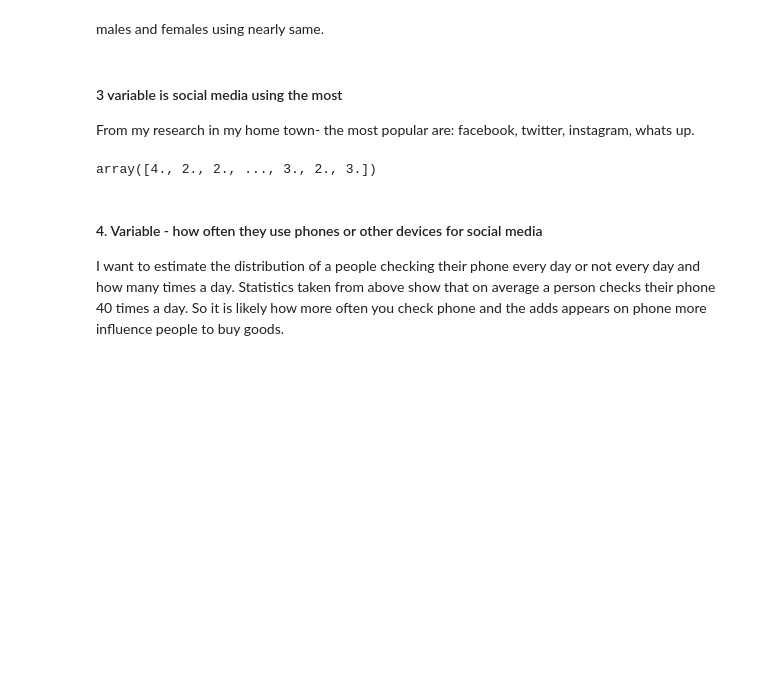
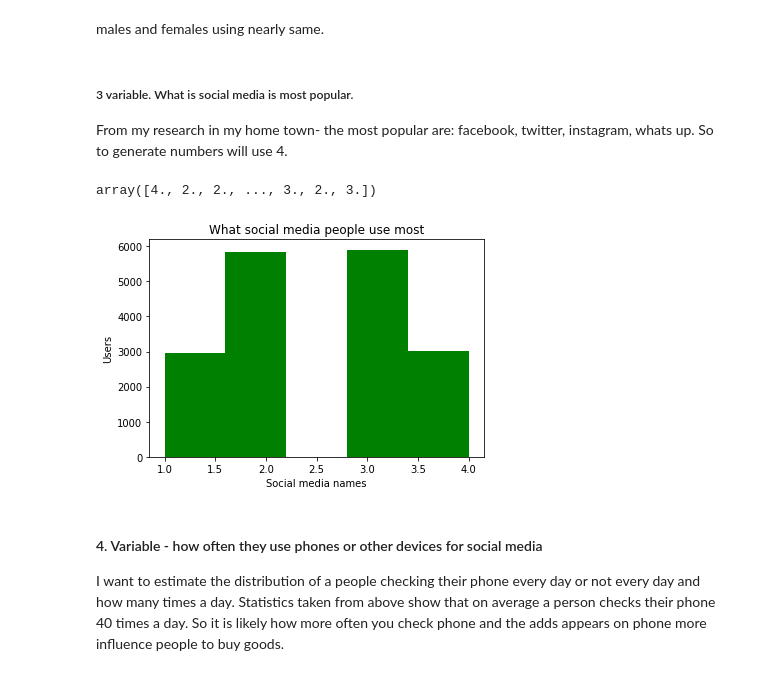
Before and after one commit to rituteval/Programming-DA--PROJECT, a Jupyter notebook: Programming DA- PROJECT.ipynb, the cells around one changed output. Saved outputs shown, nothing was run; the diff lists cells and outputs as text; code cells hidden in the pictures; blank space fills up the shorter version.

Commit message:
Histogram

```diff
--- a/Programming DA- PROJECT.ipynb
+++ b/Programming DA- PROJECT.ipynb
@@ -167,8 +167,8 @@ plt.show() # Showed plot
 # %% [markdown]
 males and females using nearly same.
 # %% [markdown]
-#### 3 variable is social media using the most
-From my research in my home town- the most popular are: facebook, twitter, instagram, whats up.
+##### 3 variable. What is social media is most popular.
+From my research in my home town- the most popular are: facebook, twitter, instagram, whats up. So to generate numbers will use 4.
 # %%
 np.random.seed(12345) # Seeded that numbers stay the same
 
@@ -176,6 +176,14 @@ social = np.random.uniform(1, 4, 17735).round(0) # Generated values
 social
 # %% [output]
 array([4., 2., 2., ..., 3., 2., 3.])
+# %%
+plt.hist(social, bins=5, color='g')
+plt.ylabel('Users') # Labeled y axis
+plt.xlabel('Social media names') # Labeled x axis
+plt.title('What social media people use most') # Added title
+plt.show() # Showed plot
+# %% [output]
+[figure, added]
 # %% [markdown]
 #### 4. Variable - how often they use phones or other devices for social media
 
```
Also changed, not shown: parts of 6 cells of this notebook.
